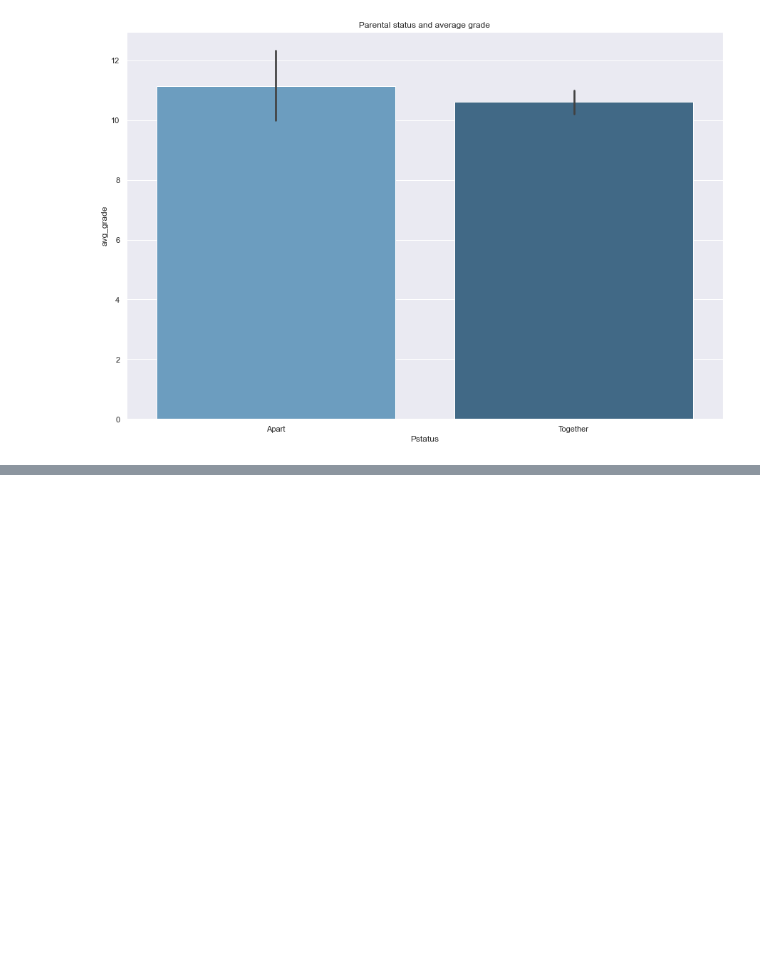
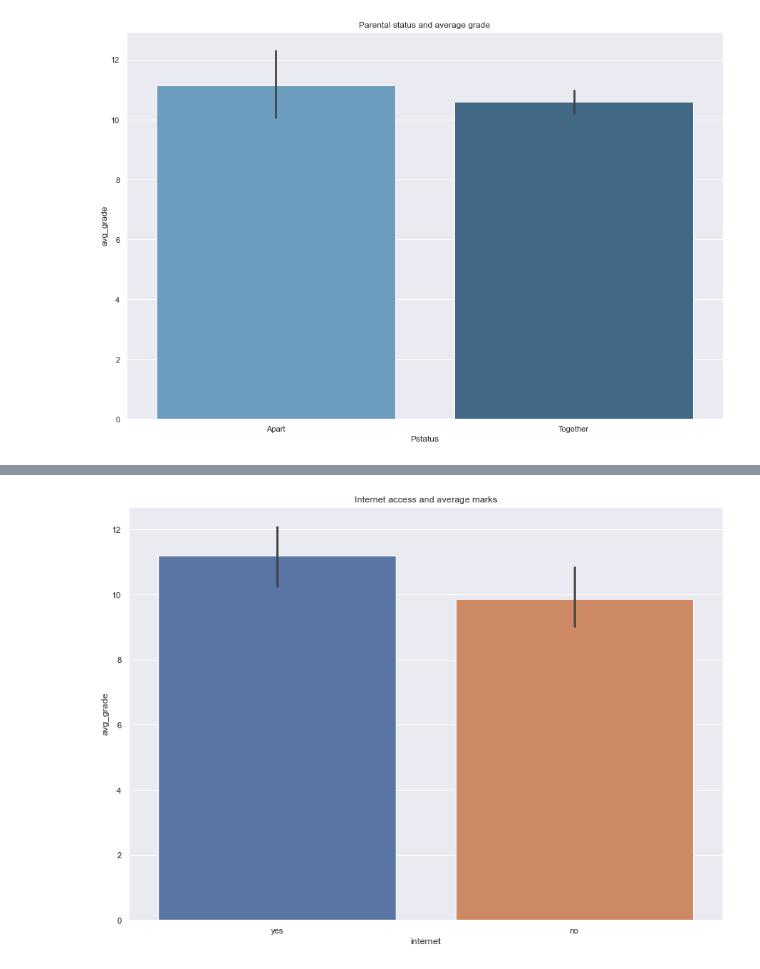
Before and after one commit to Soham2402/EDA, a Jupyter notebook: Student grade analysis/Student_grade_analysis.ipynb, the cells around one changed output, grey strips where cells are left out. Cells and saved outputs as stored; diff of their text form; code cells hidden in the pictures; blank space fills up the shorter version.

Commit message:
Analysed how services provided to students effect their grades

```diff
--- a/Student grade analysis/Student_grade_analysis.ipynb
+++ b/Student grade analysis/Student_grade_analysis.ipynb
@@ -380,0 +467,6 @@ plt.title("Working conditions and average grade");
+# %%
+plt.figure(figsize=(14,10))
+sns.barplot(x = access_internet_df["internet"],y = access_internet_df["avg_grade"]);
+plt.title("Internet access and average marks");
+# %% [output]
+[figure, added]
```
Also changed, not shown: parts of 39 cells of this notebook.
